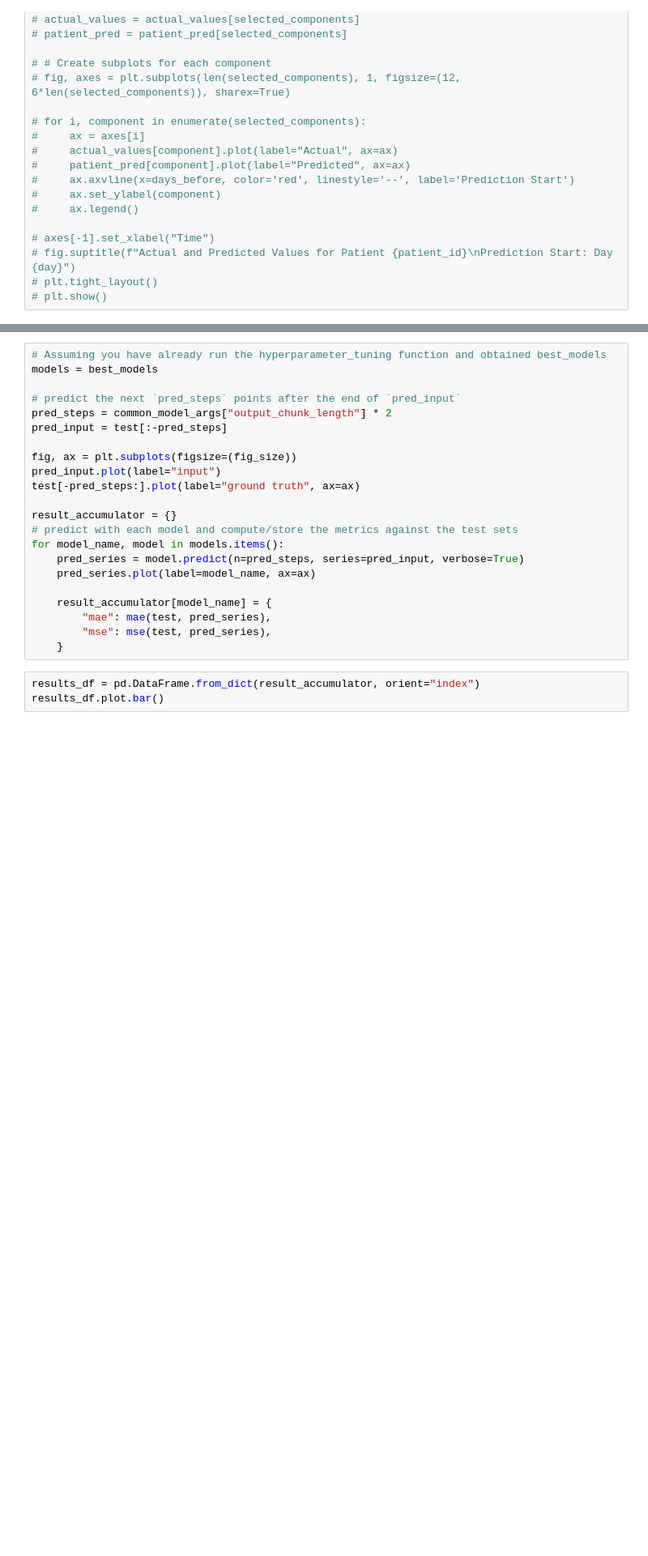
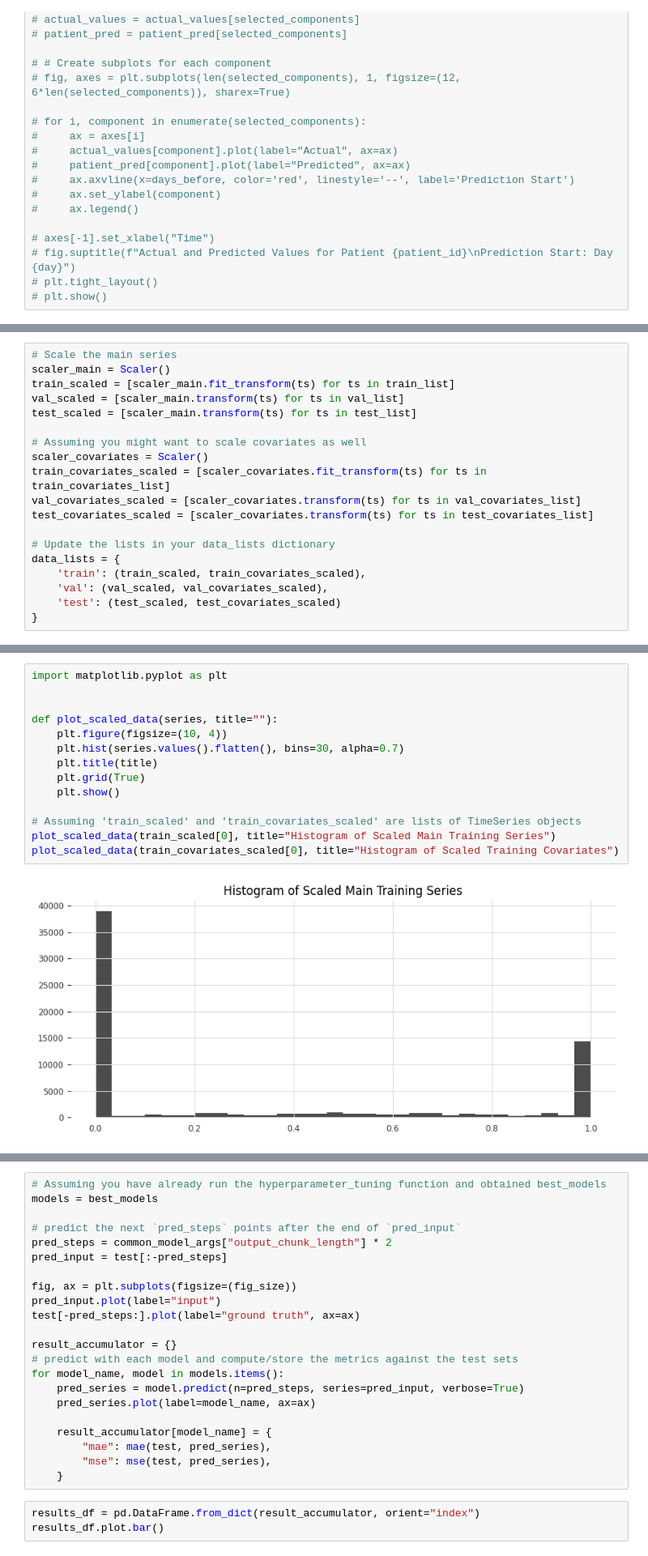
Before and after one commit to flight505/MTX_timeseries_v2, a Jupyter notebook: ts_model_darts.ipynb, the cells around one changed output, grey strips where cells are left out. Shown at 81% size. Saved outputs shown, nothing was run; the diff lists cells and outputs as text; blank space fills up the shorter version.

```diff
--- a/ts_model_darts.ipynb
+++ b/ts_model_darts.ipynb
@@ -1170,0 +1072,19 @@ No trials are completed yet.
+# %%
+# Scale the main series
+scaler_main = Scaler()
+train_scaled = [scaler_main.fit_transform(ts) for ts in train_list]
+val_scaled = [scaler_main.transform(ts) for ts in val_list]
+test_scaled = [scaler_main.transform(ts) for ts in test_list]
+
+# Assuming you might want to scale covariates as well
+scaler_covariates = Scaler()
+train_covariates_scaled = [scaler_covariates.fit_transform(ts) for ts in train_covariates_list]
+val_covariates_scaled = [scaler_covariates.transform(ts) for ts in val_covariates_list]
+test_covariates_scaled = [scaler_covariates.transform(ts) for ts in test_covariates_list]
+
+# Update the lists in your data_lists dictionary
+data_lists = {
+    'train': (train_scaled, train_covariates_scaled),
+    'val': (val_scaled, val_covariates_scaled),
+    'test': (test_scaled, test_covariates_scaled)
+}
@@ -1170,0 +1117,16 @@ No trials are completed yet.
+# %%
+import matplotlib.pyplot as plt
+
+
+def plot_scaled_data(series, title=""):
+    plt.figure(figsize=(10, 4))
+    plt.hist(series.values().flatten(), bins=30, alpha=0.7)
+    plt.title(title)
+    plt.grid(True)
+    plt.show()
+
+# Assuming 'train_scaled' and 'train_covariates_scaled' are lists of TimeSeries objects
+plot_scaled_data(train_scaled[0], title="Histogram of Scaled Main Training Series")
+plot_scaled_data(train_covariates_scaled[0], title="Histogram of Scaled Training Covariates")
+# %% [output]
+[figure, added]
```
Also changed, not shown: parts of 35 cells of this notebook, 2 other files.
